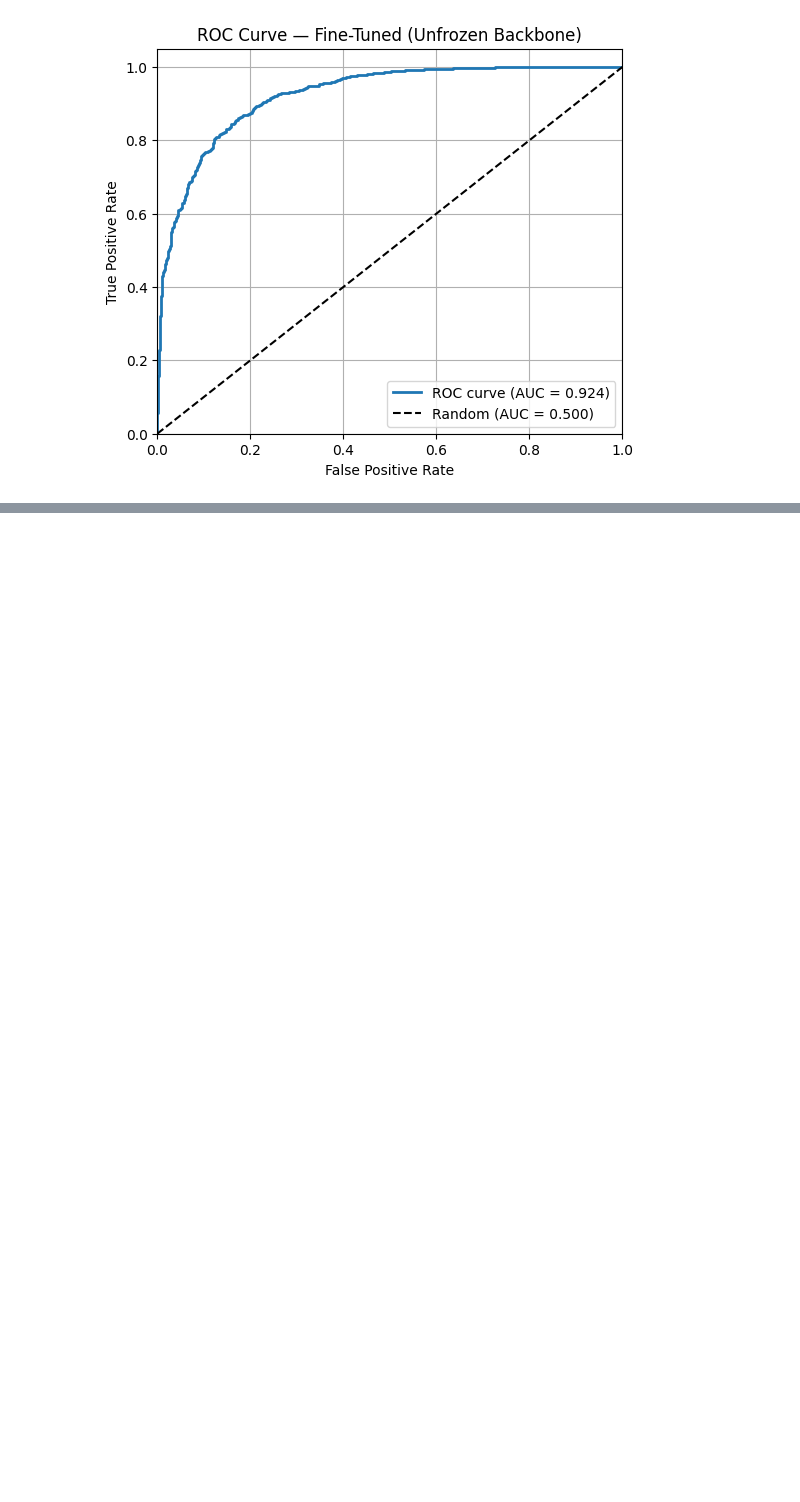
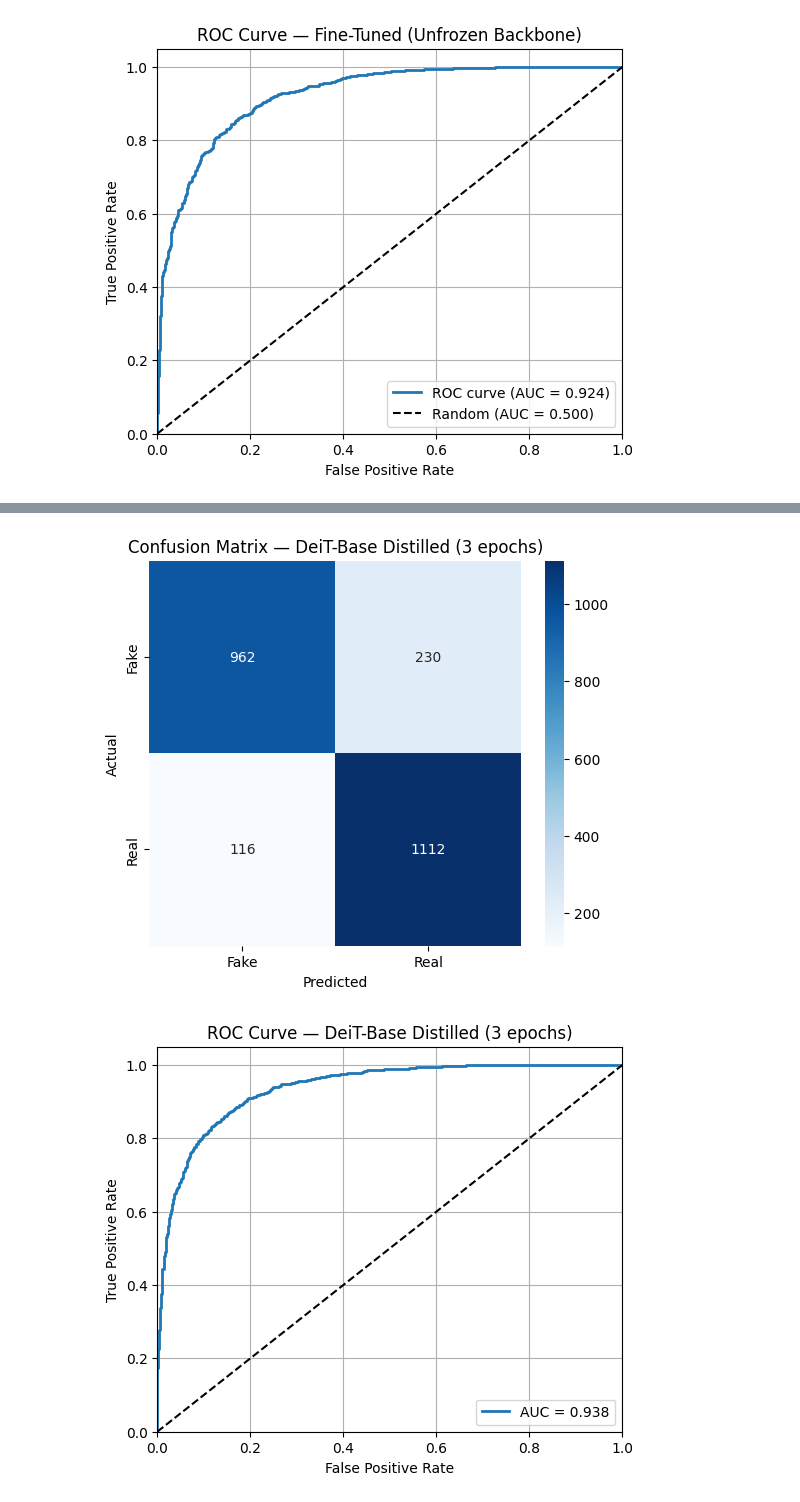
Before and after one commit to McMasterAI-Society/DeepFakeDetector, a Jupyter notebook: notebooks/vit_transfer_baseline_deit.ipynb, the cells around one changed output, grey strips where cells are left out. Drawn from its saved outputs; the diff is of its cells as text; code cells hidden in the pictures; blank space fills up the shorter version.

Commit message:
Created new fine-tuning script adding more layers to classification head (82% accuracy) and tried out a new deit distilled model (86% accuracy)

```diff
--- a/notebooks/vit_transfer_baseline_deit.ipynb
+++ b/notebooks/vit_transfer_baseline_deit.ipynb
@@ -753,0 +806,15 @@ plt.show()
+# %%
+num_ftrs = model.num_features
+
+model.head = nn.Sequential(
+    nn.LayerNorm(num_ftrs),     # normalize ViT features
+    nn.Linear(num_ftrs, 512),
+    nn.GELU(),                  # smoother than ReLU, standard in transformers
+    nn.Dropout(0.3),
+
+    nn.Linear(512, 128),
+    nn.GELU(),
+    nn.Dropout(0.2),
+
+    nn.Linear(128, 2)           # final logits: [real, fake]
+)
@@ -753,0 +1232,39 @@ plt.show()
+# %%
+from sklearn.metrics import (
+    accuracy_score, confusion_matrix, classification_report,
+    roc_curve, auc
+)
+import matplotlib.pyplot as plt
+import seaborn as sns
+
+plt.figure(figsize=(6, 5))
+sns.heatmap(
+    cm,
+    annot=True,
+    fmt="d",
+    cmap="Blues",
+    xticklabels=["Fake", "Real"],  # change if your 0/1 mapping is reversed
+    yticklabels=["Fake", "Real"]
+)
+plt.ylabel("Actual")
+plt.xlabel("Predicted")
+plt.title("Confusion Matrix — DeiT-Base Distilled (3 epochs)")
+plt.show()
+
+fpr, tpr, _ = roc_curve(all_labels, all_probs)
+roc_auc = auc(fpr, tpr)
+
+plt.figure(figsize=(6, 5))
+plt.plot(fpr, tpr, label=f"AUC = {roc_auc:.3f}", linewidth=2)
+plt.plot([0, 1], [0, 1], "k--")
+plt.xlim([0.0, 1.0])
+plt.ylim([0.0, 1.05])
+plt.xlabel("False Positive Rate")
+plt.ylabel("True Positive Rate")
+plt.title("ROC Curve — DeiT-Base Distilled (3 epochs)")
+plt.legend(loc="lower right")
+plt.grid(True)
+plt.show()
+# %% [output]
+[figure, added]
+[figure, added]
```
Also changed, not shown: parts of 13 cells of this notebook, 1 other file.
